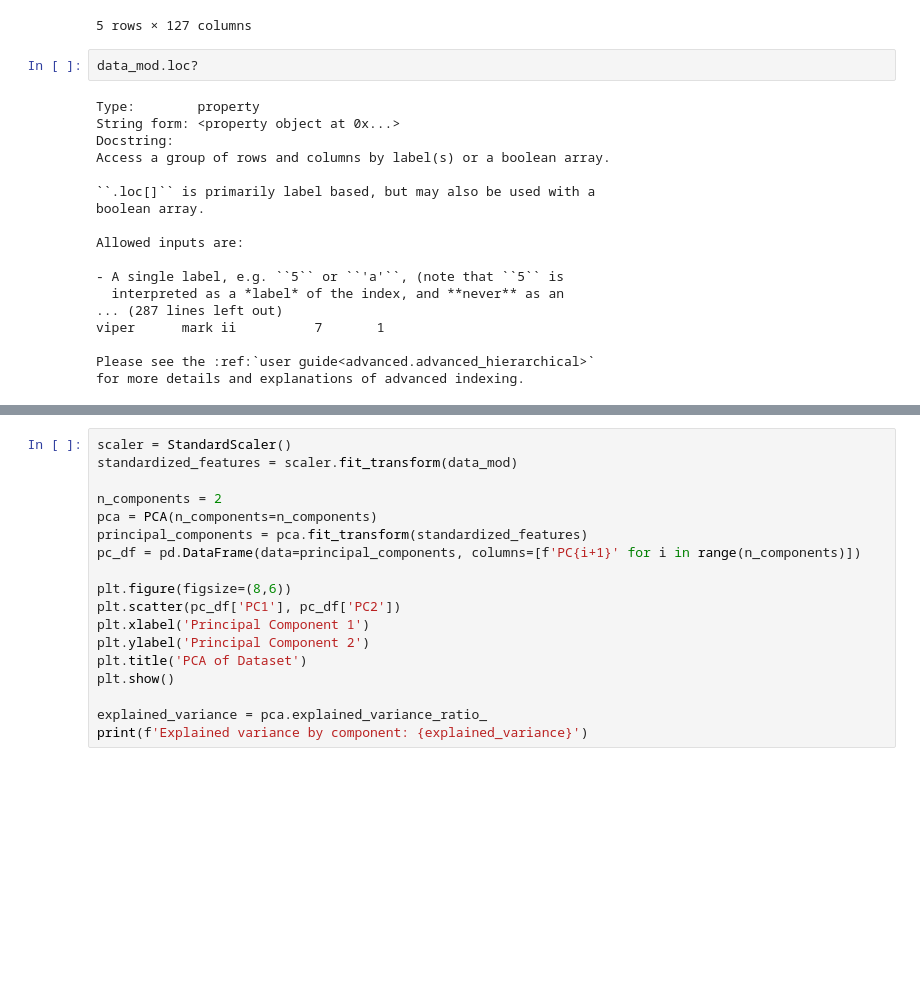
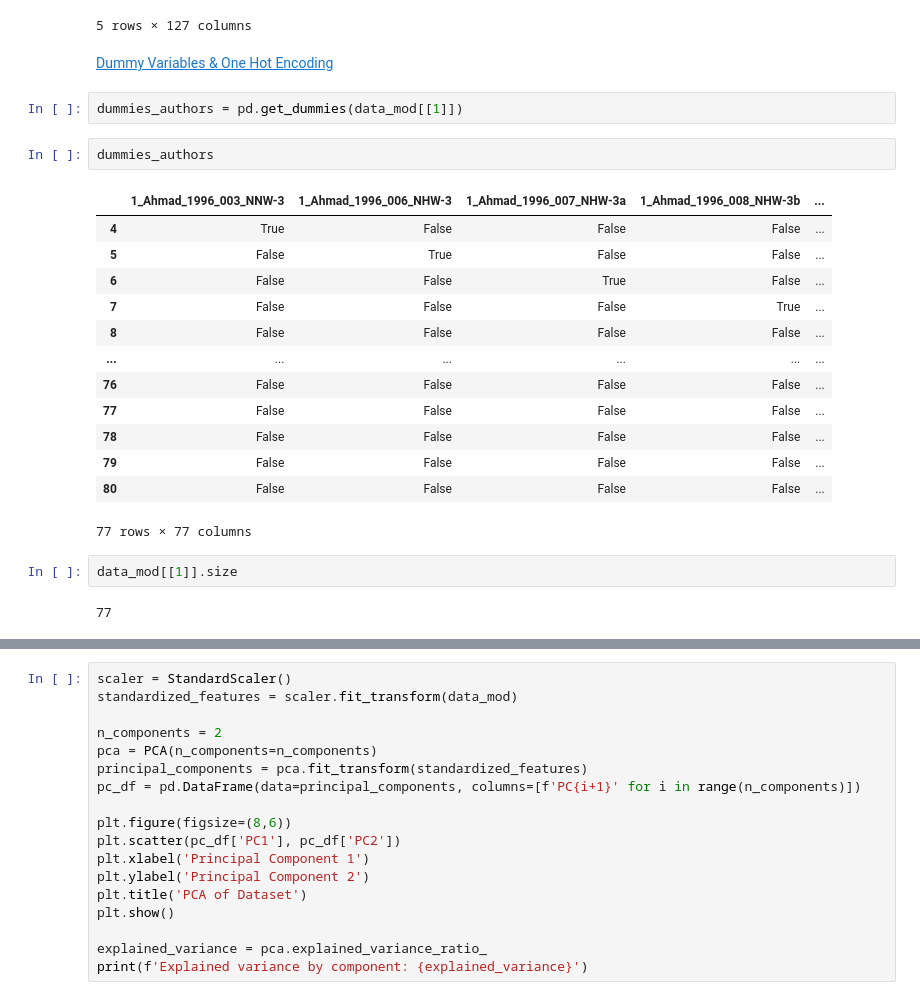
Before and after one commit to adomakor412/MSNT_Thesis_ML_CE, a Jupyter notebook: PCA_reineck_prelim.ipynb, the cells around one changed output, grey strips where cells are left out. Drawn from its saved outputs; the diff is of its cells as text; blank space fills up the shorter version.

```diff
--- a/PCA_reineck_prelim.ipynb
+++ b/PCA_reineck_prelim.ipynb
@@ -86,23 +52,27 @@ data_mod.head()
 | 7 | Ahmad_1996_008_NHW-3b | 24 | NaN | NHW-3b | A | 127,0 | 127,0 | 254,0 | NaN | NaN | ... | ... |
 | 8 | Ahmad_1996_009_NHW-4 | 25 | NaN | NHW-4 | A | 127,0 | 127,0 | 254,0 | NaN | NaN | ... | ... |
 5 rows × 127 columns
+# %% [markdown]
+[Dummy Variables & One Hot Encoding]("https://medium.com/@subashdhoni86/dummy-variables-one-hot-encoding-ebf4f0391a2")
+# %%
+dummies_authors = pd.get_dummies(data_mod[[1]])
 # %%
-data_mod.loc?
+dummies_authors
 # %% [output]
+|  | 1_Ahmad_1996_003_NNW-3 | 1_Ahmad_1996_006_NHW-3 | 1_Ahmad_1996_007_NHW-3a | 1_Ahmad_1996_008_NHW-3b | ... |
+| 4 | True | False | False | False | ... |
+| 5 | False | True | False | False | ... |
+| 6 | False | False | True | False | ... |
+| 7 | False | False | False | True | ... |
+| 8 | False | False | False | False | ... |
+| ... | ... | ... | ... | ... | ... |
+| 76 | False | False | False | False | ... |
+| 77 | False | False | False | False | ... |
+| 78 | False | False | False | False | ... |
+| 79 | False | False | False | False | ... |
+| 80 | False | False | False | False | ... |
-Type:        property
-String form: <property object at 0x...>
-Docstring:
-Access a group of rows and columns by label(s) or a boolean array.
-
-``.loc[]`` is primarily label based, but may also be used with a
-boolean array.
-
-Allowed inputs are:
-
-- A single label, e.g. ``5`` or ``'a'``, (note that ``5`` is
-  interpreted as a *label* of the index, and **never** as an
-... (287 lines left out)
-viper      mark ii          7       1
-
-Please see the :ref:`user guide<advanced.advanced_hierarchical>`
-for more details and explanations of advanced indexing.
+77 rows × 77 columns
+# %%
+data_mod[[1]].size
+# %% [output]
+77
```
Also changed, not shown: parts of 20 cells of this notebook, 2 other files.
